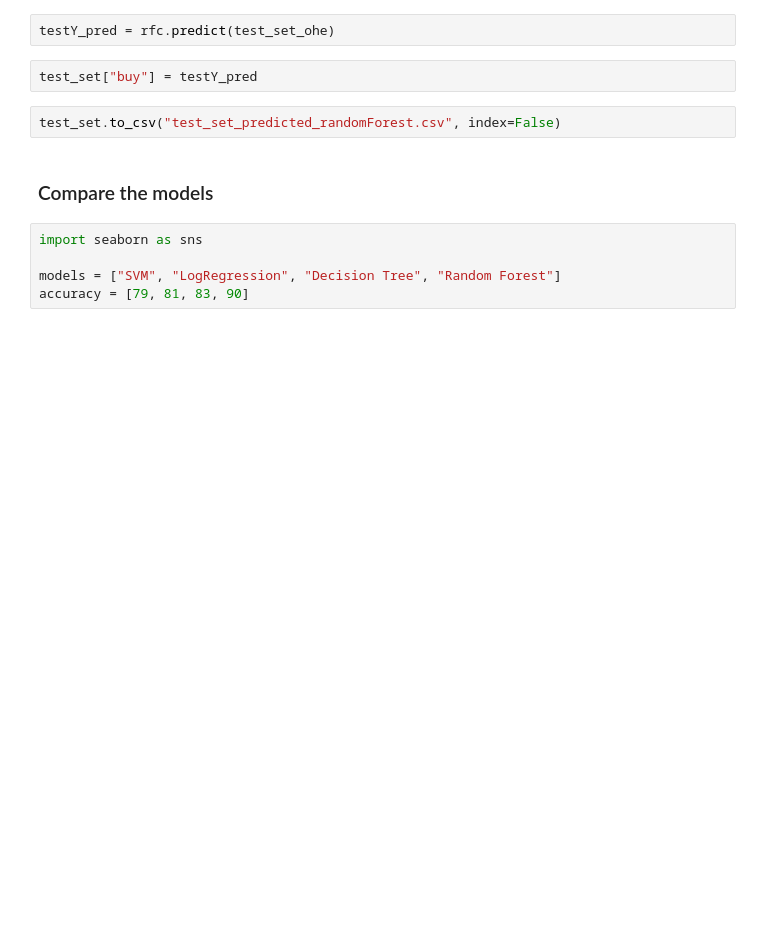
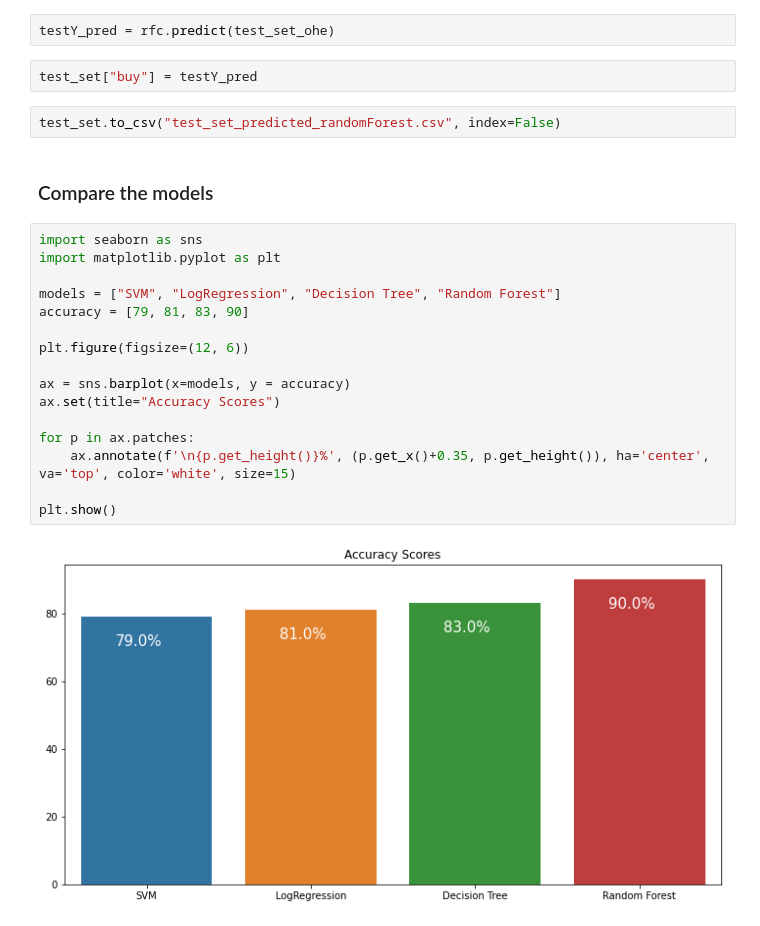
Before and after one commit to kenzo94/datamining, a Jupyter notebook: RandomForestClassifier.ipynb, the cells around one changed output. Cells and saved outputs as stored; diff of their text form; blank space fills up the shorter version.

Commit message:
add barplots to compare models

```diff
--- a/RandomForestClassifier.ipynb
+++ b/RandomForestClassifier.ipynb
@@ -674,8 +674,21 @@ test_set["buy"] = testY_pred
 test_set.to_csv("test_set_predicted_randomForest.csv", index=False)
 # %% [markdown]
 ### Compare the models
-# %%
-import seaborn as sns
-
-models = ["SVM", "LogRegression", "Decision Tree", "Random Forest"]
-accuracy = [79, 81, 83, 90]
+# %%
+import seaborn as sns
+import matplotlib.pyplot as plt
+
+models = ["SVM", "LogRegression", "Decision Tree", "Random Forest"]
+accuracy = [79, 81, 83, 90]
+
+plt.figure(figsize=(12, 6))
+
+ax = sns.barplot(x=models, y = accuracy)
+ax.set(title="Accuracy Scores")
+
+for p in ax.patches:
+    ax.annotate(f'\n{p.get_height()}%', (p.get_x()+0.35, p.get_height()), ha='center', va='top', color='white', size=15)
+
+plt.show()
+# %% [output]
+[figure, added]
```
Also changed, not shown: parts of 3 cells of this notebook.
